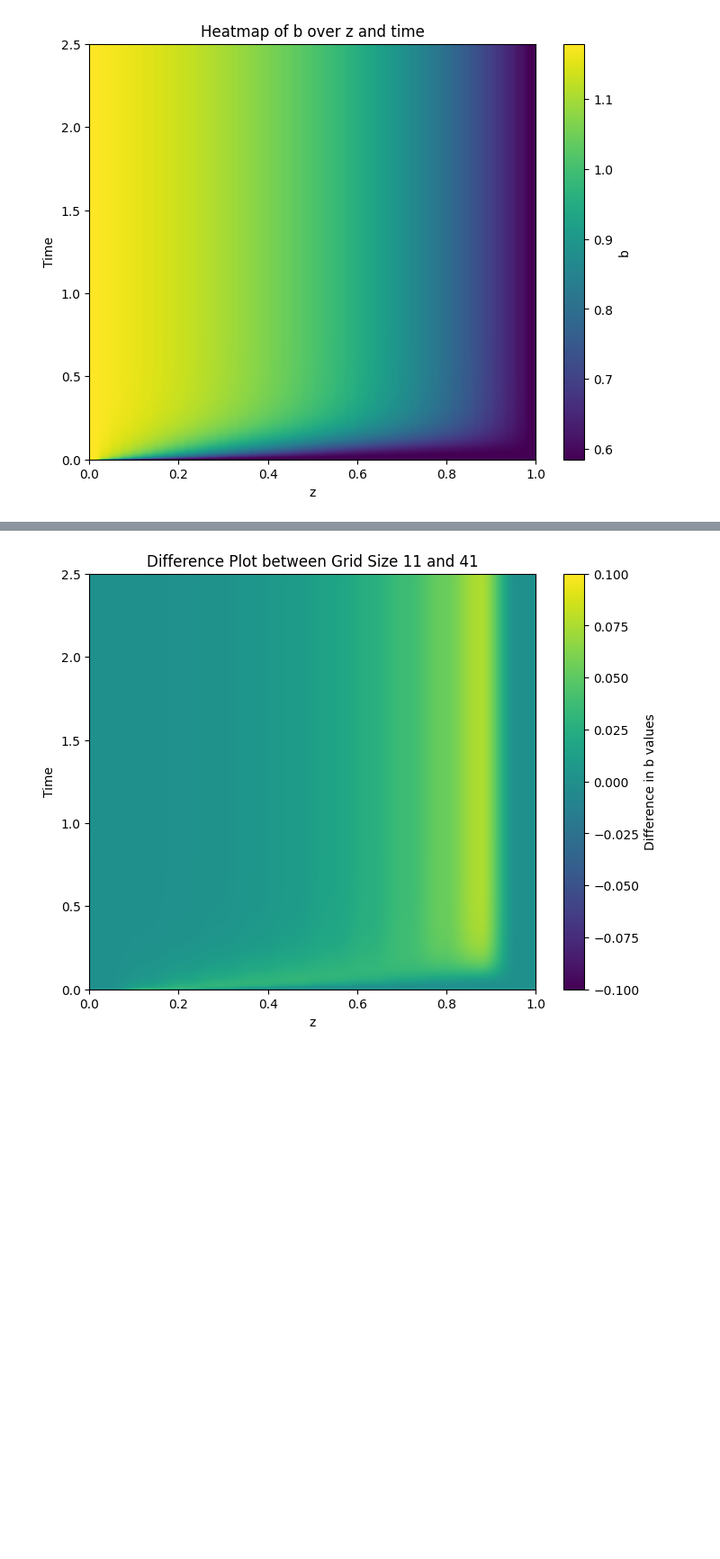
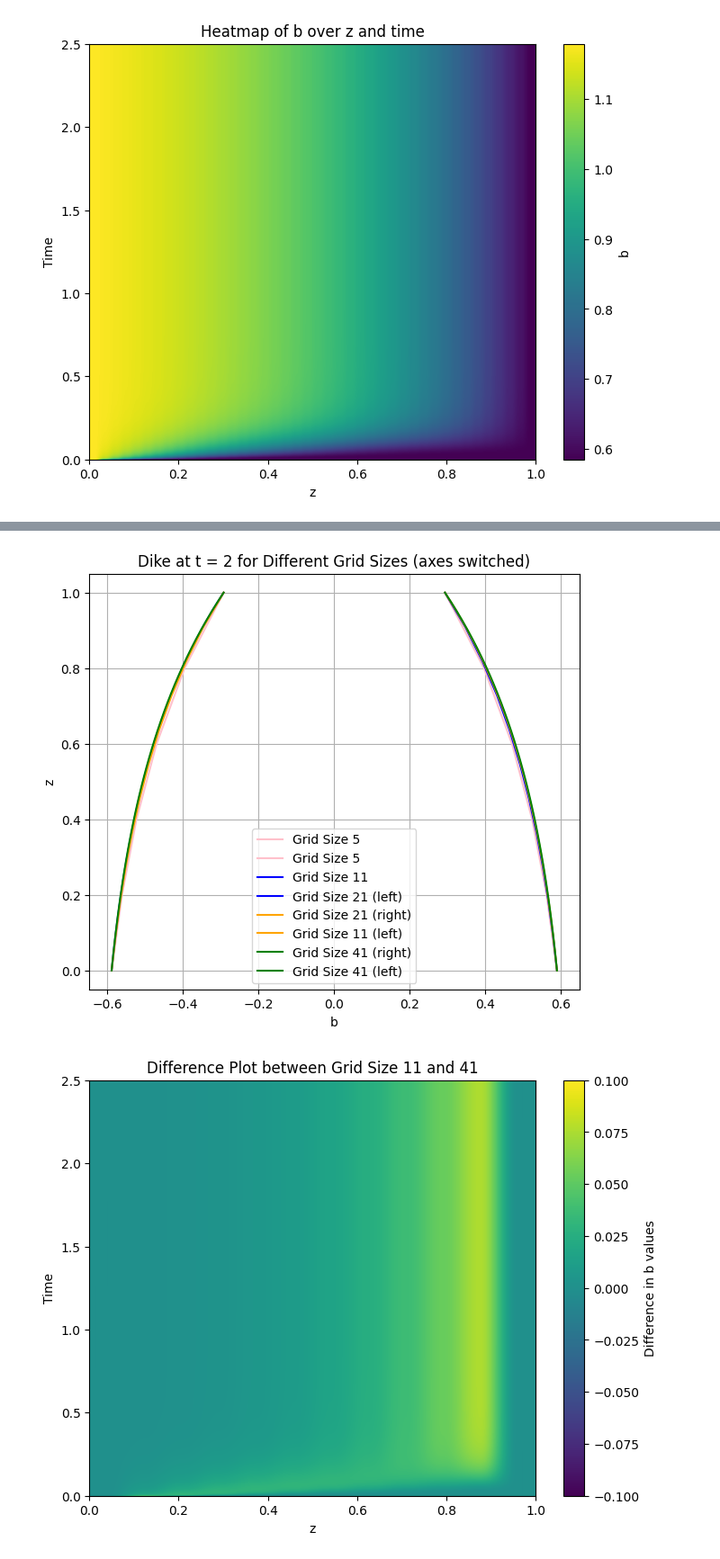
Before and after one commit to obokhove/FDnumerics2526, a Jupyter notebook: Alex_Carey/Exercise 1/Code.ipynb, the cells around one changed output, grey strips where cells are left out. Shown at 90% size. Cells and saved outputs as stored; diff of their text form; code cells hidden in the pictures; blank space fills up the shorter version.

```diff
--- a/Alex_Carey/Exercise 1/Code.ipynb
+++ b/Alex_Carey/Exercise 1/Code.ipynb
@@ -193,3 +238,24 @@ cbar3.set_label('b')
+# %%
+# Dimensional plots of the dike at t = 2 for each grid size
+fig, ax = plt.subplots(figsize=(8, 6))
+# switch axes: plot b/2 on x and z on y
+ax.plot([b_values_5[int(2e4)][i] / 2 for i in range(len(z_values_5))], z_values_5, label='Grid Size 5', color='pink')
+ax.plot([-1 * b_values_5[int(2e4)][i] / 2 for i in range(len(z_values_5))], z_values_5, label='Grid Size 5', color='pink')
+ax.plot([b_values_11[int(2e4)][i] / 2 for i in range(len(z_values_11))], z_values_11, label='Grid Size 11', color='blue')
+ax.plot([-1 * b_values_21[int(2e4)][i] / 2 for i in range(len(z_values_21))], z_values_21, label='Grid Size 21 (left)', color='blue')
+ax.plot([b_values_21[int(2e4)][i] / 2 for i in range(len(z_values_21))], z_values_21, label='Grid Size 21 (right)', color='orange')
+ax.plot([-1 * b_values_11[int(2e4)][i] / 2 for i in range(len(z_values_11))], z_values_11, label='Grid Size 11 (left)', color='orange')
+ax.plot([b_values_41[int(2e4)][i] / 2 for i in range(len(z_values_41))], z_values_41, label='Grid Size 41 (right)', color='green')
+ax.plot([-1 * b_values_41[int(2e4)][i] / 2 for i in range(len(z_values_41))], z_values_41, label='Grid Size 41 (left)', color='green')
+ax.set_xlabel('b')
+ax.set_ylabel('z')
+ax.set_title('Dike at t = 2 for Different Grid Sizes (axes switched)')
+ax.legend()
+ax.grid()
+plt.gca().set_aspect('equal', adjustable='box')
+plt.show()
+# %% [output]
+[figure, added]
 # %%
 # Create a difference plot for 11 and 41
 b_diff = np.array(b_values_11) - np.array([row[::4] + [row[-1]] for row in b_values_41] )  # Downsample 41 to match 11
```
Also changed, not shown: parts of 12 cells of this notebook.
